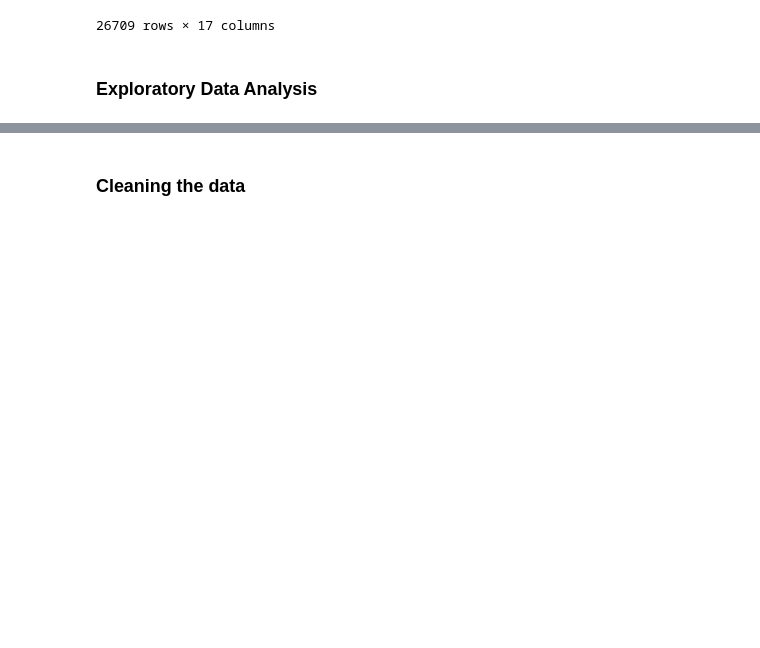
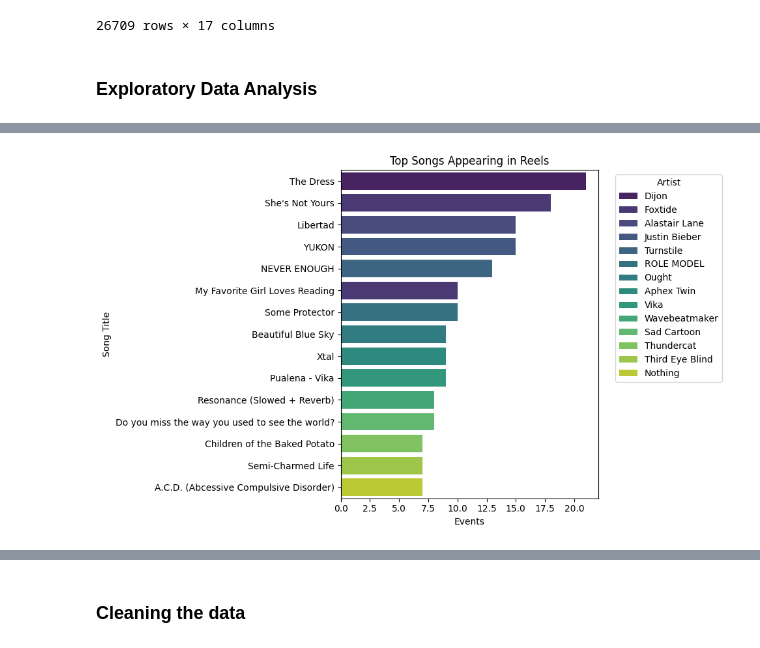
Before and after one commit to jackdpond/snare_algo, a Jupyter notebook: algo.ipynb, the cells around one changed output, grey strips where cells are left out. Cells and saved outputs as stored; diff of their text form; code cells hidden in the pictures; blank space fills up the shorter version.

```diff
--- a/algo.ipynb
+++ b/algo.ipynb
@@ -45,3 +45,10 @@ songs
 26709 rows × 17 columns
 # %% [markdown]
 ### Exploratory Data Analysis
+# %%
+# rename id to song_id for songs df
+songs = songs.rename(columns={'id': 'song_id'})
+# %%
+# merge the songs data with the reels data keeping the reels data as the primary df
+merged_df = pd.merge(reels, songs, on='song_id', how='left')
+merged_df.head()
@@ -47,0 +142,28 @@ songs
+# %%
+# Top songs by reels impressions (or events)
+TOP_N = 15
+
+song_counts = (
+    reels_only.groupby(['song_id', 'title_label', 'artist_label'], dropna=False)
+    .size()
+    .reset_index(name='events')
+    .sort_values('events', ascending=False)
+    .head(TOP_N)
+)
+
+plt.figure(figsize=(10, 6))
+sns.barplot(
+    data=song_counts,
+    y='title_label', x='events',
+    hue='artist_label', dodge=False, palette='viridis'
+)
+plt.title('Top Songs Appearing in Reels')
+plt.xlabel('Events')
+plt.ylabel('Song Title')
+plt.legend(title='Artist', bbox_to_anchor=(1.05, 1), loc='upper left')
+plt.tight_layout()
+plt.show()
+
+song_counts
+# %% [output]
+[figure, added]
```
Also changed, not shown: parts of 21 cells of this notebook.
